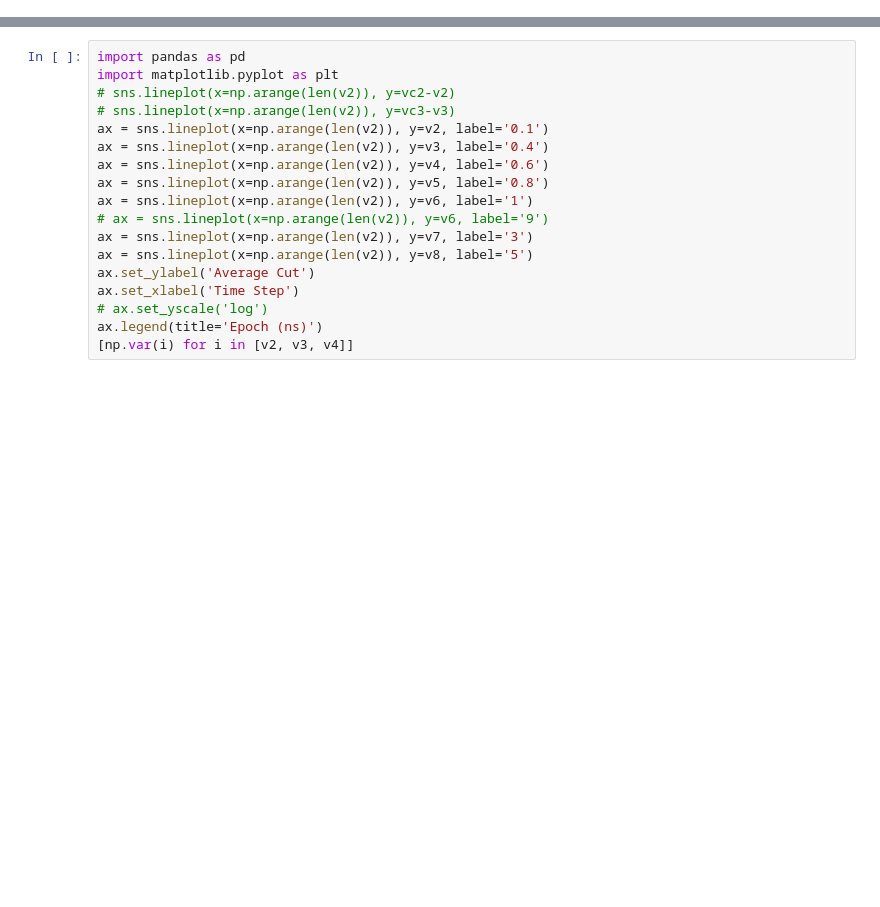
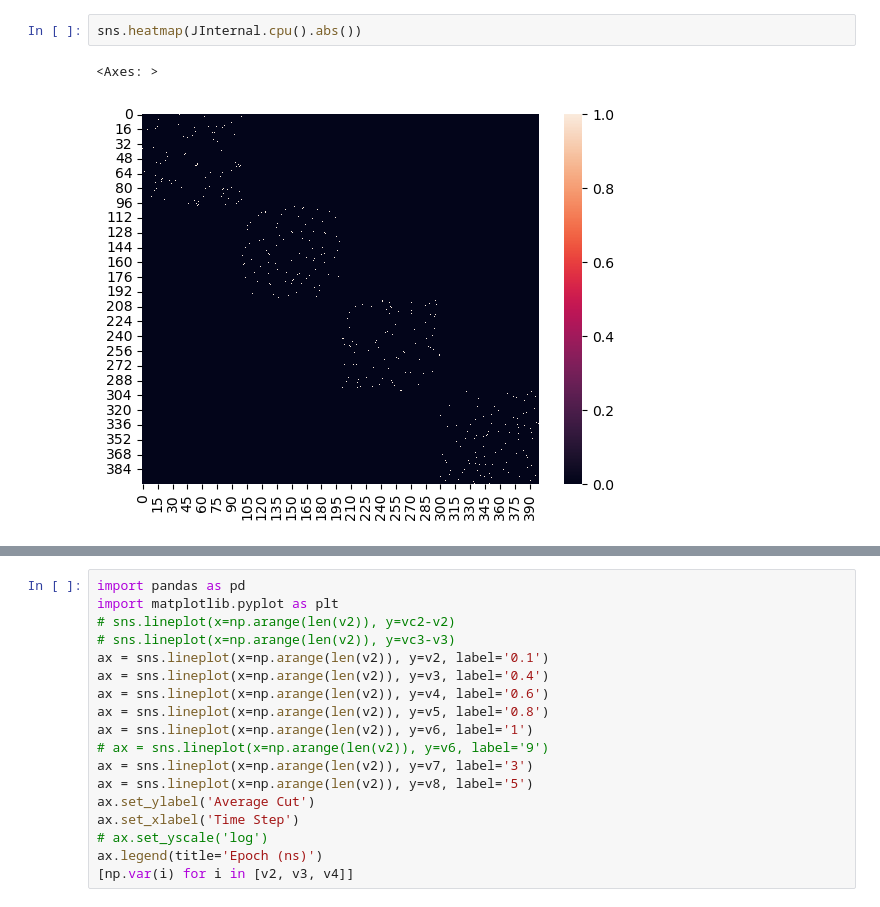
Before and after one commit to mxburns2022/Parallel-Ising-Analysis, a Jupyter notebook: test_concurrent.ipynb, the cells around one changed output, grey strips where cells are left out. Saved outputs shown, nothing was run; the diff lists cells and outputs as text; blank space fills up the shorter version.

```diff
--- a/test_concurrent.ipynb
+++ b/test_concurrent.ipynb
@@ -52,0 +106,5 @@ tensor([-0.0389, -0.0494, -0.0397, -0.0509, -0.0381, -0.0561, -0.0386, -0.0445,
+# %%
+sns.heatmap(JInternal.cpu().abs())
+# %% [output]
+<Axes: >
+[figure, added]
```
Also changed, not shown: parts of 18 cells of this notebook, 3 other files.
